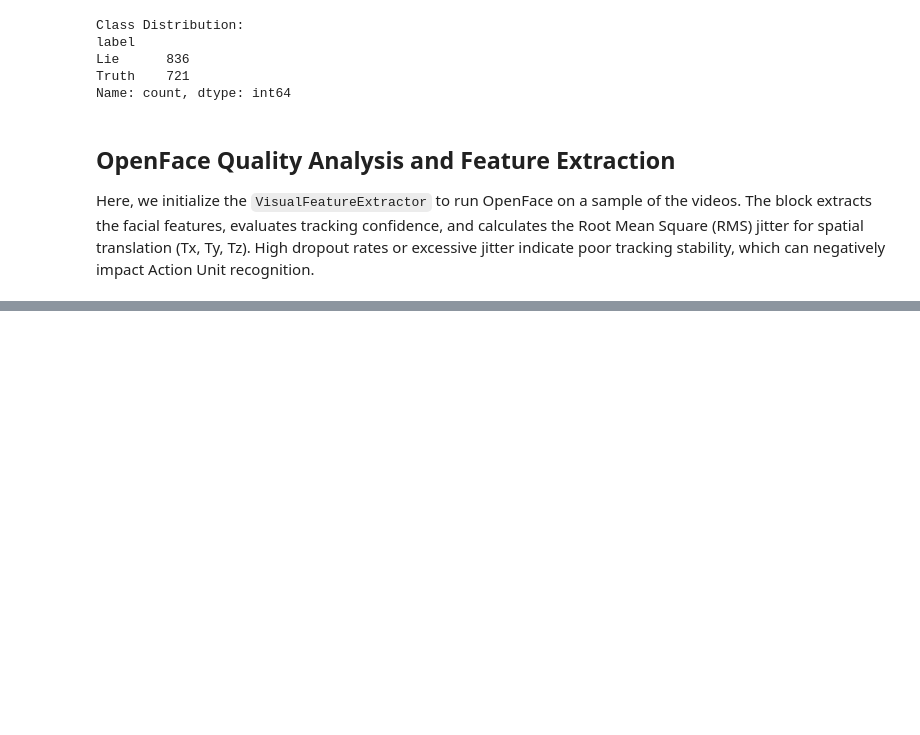
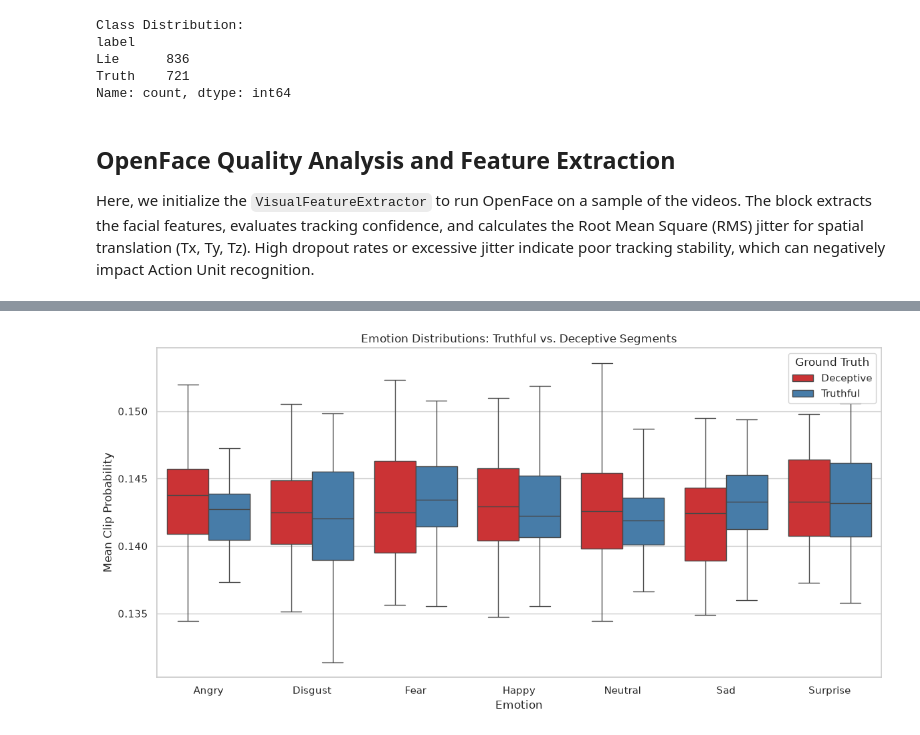
Before and after one commit to Multimodal-Deception-Detector-Grad-Proj/multimodal-deception-detector-backbone-model, a Jupyter notebook: notebooks/01_eda_visual.ipynb, the cells around one changed output, grey strips where cells are left out. Cells and saved outputs as stored; diff of their text form; code cells hidden in the pictures; blank space fills up the shorter version.

```diff
--- a/notebooks/01_eda_visual.ipynb
+++ b/notebooks/01_eda_visual.ipynb
@@ -340,0 +418,30 @@ FileNotFoundError: OpenFace binary not found: '~/OpenFace/build/bin/FeatureExtra
+# %%
+# Average the temporal dimension to get clip-level emotion summaries
+clip_level_emotions = emotion_probs.mean(axis=1)
+
+df_emotions = pd.DataFrame(clip_level_emotions, columns=emotion_labels)
+df_emotions['Label'] = labels_np
+df_emotions['Condition'] = df_emotions['Label'].map({0: 'Truthful', 1: 'Deceptive'})
+
+df_melted = df_emotions.melt(
+    id_vars=['Label', 'Condition'],
+    value_vars=emotion_labels,
+    var_name='Emotion',
+    value_name='Mean Clip Probability'
+)
+
+plt.figure(figsize=(12, 6))
+sns.boxplot(
+    data=df_melted,
+    x='Emotion',
+    y='Mean Clip Probability',
+    hue='Condition',
+    palette="Set1",
+    showfliers=False
+)
+plt.title("Emotion Distributions: Truthful vs. Deceptive Segments")
+plt.legend(title="Ground Truth")
+plt.tight_layout()
+plt.show()
+# %% [output]
+[figure, added]
```
Also changed, not shown: parts of 6 cells of this notebook, 2 other files.
